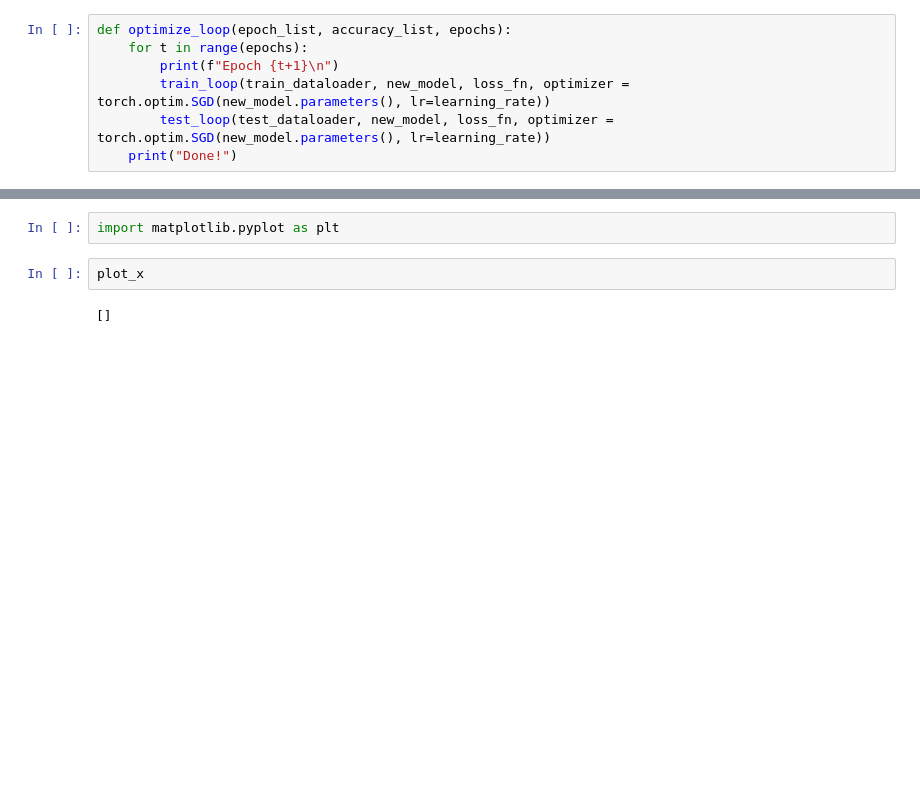
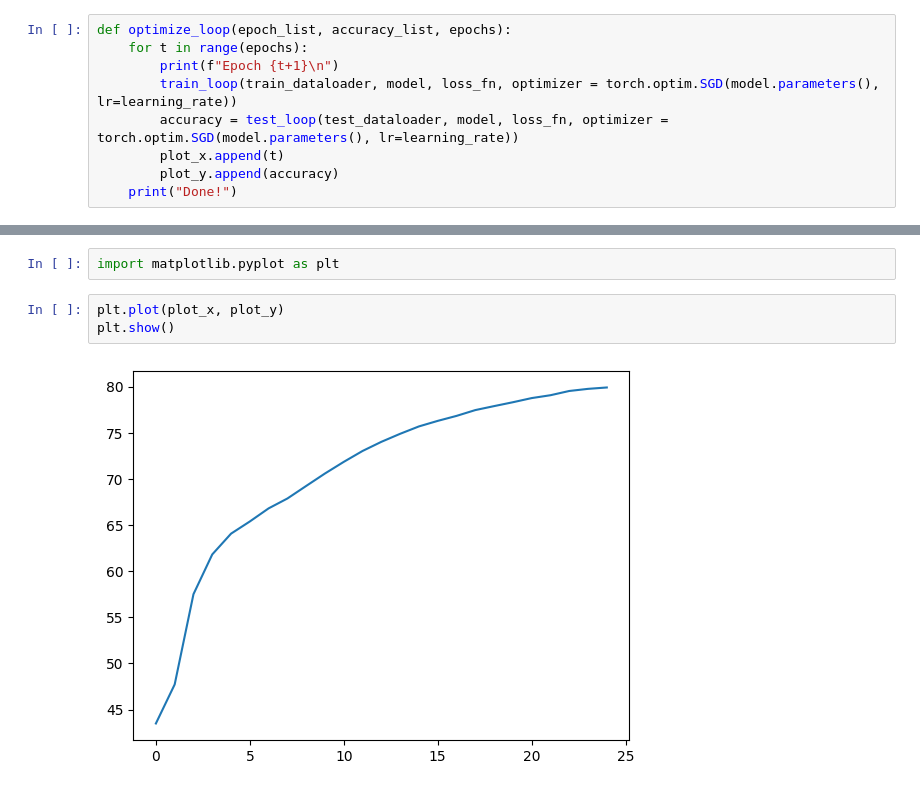
Before and after one commit to ytang07/nn_examples, a Jupyter notebook: pytorch/basic_nn.ipynb, the cells around one changed output, grey strips where cells are left out. Drawn from its saved outputs; the diff is of its cells as text; blank space fills up the shorter version.

```diff
--- a/pytorch/basic_nn.ipynb
+++ b/pytorch/basic_nn.ipynb
@@ -101,8 +99,10 @@ plot_y = [] # accuracy
 def optimize_loop(epoch_list, accuracy_list, epochs):
     for t in range(epochs):
         print(f"Epoch {t+1}\n")
-        train_loop(train_dataloader, new_model, loss_fn, optimizer = torch.optim.SGD(new_model.parameters(), lr=learning_rate))
-        test_loop(test_dataloader, new_model, loss_fn, optimizer = torch.optim.SGD(new_model.parameters(), lr=learning_rate))
+        train_loop(train_dataloader, model, loss_fn, optimizer = torch.optim.SGD(model.parameters(), lr=learning_rate))
+        accuracy = test_loop(test_dataloader, model, loss_fn, optimizer = torch.optim.SGD(model.parameters(), lr=learning_rate))
+        plot_x.append(t)
+        plot_y.append(accuracy)
     print("Done!")
 # %%
 import matplotlib
@@ -127,7 +127,8 @@ Test Error:
 Done!
 # %%
 import matplotlib.pyplot as plt
-# %%
-plot_x
-# %% [output]
-[]
+# %%
+plt.plot(plot_x, plot_y)
+plt.show()
+# %% [output]
+[figure, added]
```
Also changed, not shown: parts of 2 cells of this notebook, 1 other file.
